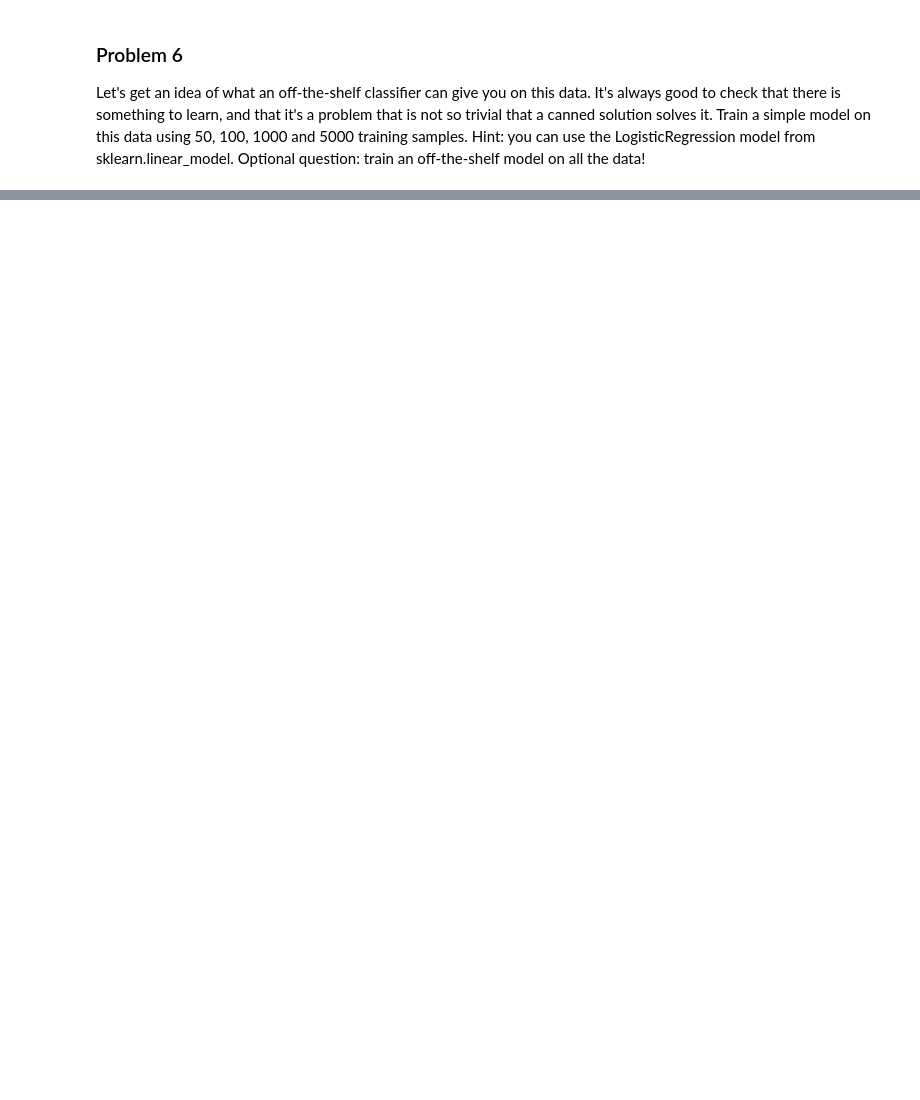
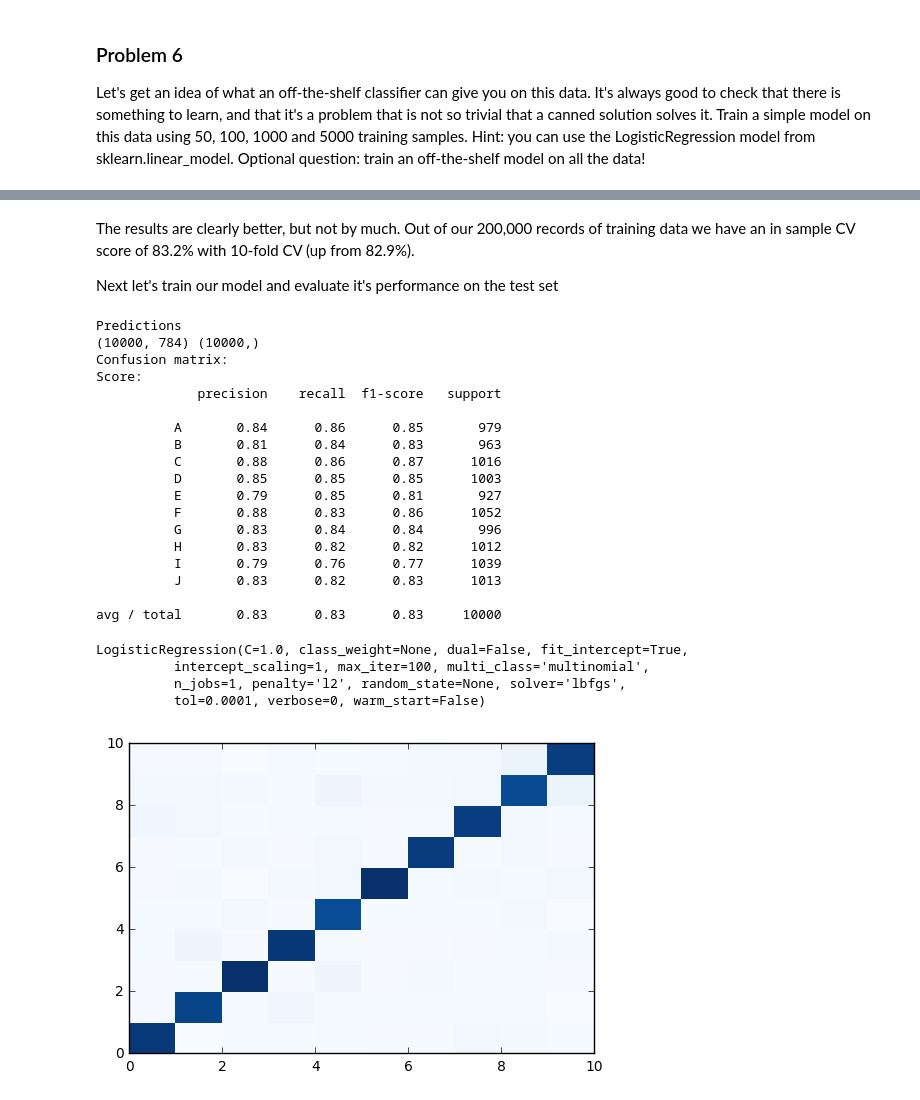
Before and after one commit to jfalkson/deep_learning_udacity, a Jupyter notebook: assigment_1.ipynb, the cells around one changed output, grey strips where cells are left out. Drawn from its saved outputs; the diff is of its cells as text; code cells hidden in the pictures; blank space fills up the shorter version.

```diff
--- a/assigment_1.ipynb
+++ b/assigment_1.ipynb
@@ -389,11 +410,26 @@ from sklearn.metrics import confusion_matrix, precision_recall_fscore_support, c
 # %%
-print ("Predictions")
-labels = [chr(k) for k in range(ord("A"), ord("J")+1)]
-n_val = 10000
-X_val, y_val = valid_dataset[:n_val].reshape(-1, valid_dataset.shape[1]*train_dataset.shape[2]), valid_labels[:n_val]
-print (X_val.shape, y_val.shape)
-y_pred = model.predict(X_val)
-print ("Confusion matrix: ")
-plt.pcolor(confusion_matrix(y_pred, y_val), cmap="Blues")
-print ("Score: ")
-print(classification_report(y_pred, y_val, target_names=labels))
+# Create function that automatically generates the desired report
+import math
+n_train = len(train_dataset)
+n_val = len(valid_dataset)
+
+def build_training_set(pct_training_data_to_use):
+    X_train, y_train = train_dataset[:math.floor(pct_training_data_to_use*n_train)].reshape(-1, train_dataset.shape[1]*train_dataset.shape[2]), train_labels[:math.floor(pct_training_data_to_use*n_train)]
+    return X_train, y_train
+
+def gen_and_train_model(pct_training_data_to_use, pct_valid_set_to_use=None,print_summary=False):
+    X_train, y_train = build_training_set(pct_training_data_to_use)
+    model = LogisticRegression(multi_class="multinomial", solver="lbfgs")
+    model.fit(X_train, y_train)
+    if print_summary and pct_valid_set_to_use:
+        # Use this validation set for hyper-parameter tuning
+        print ("Predictions")
+        labels = [chr(k) for k in range(ord("A"), ord("J")+1)]
+        X_val, y_val = valid_dataset[:math.floor(pct_valid_set_to_use*n_val)].reshape(-1, valid_dataset.shape[1]*valid_dataset.shape[2]), valid_labels[:math.floor(pct_valid_set_to_use*n_val)]
+        print (X_val.shape, y_val.shape)
+        y_pred = model.predict(X_val)
+        print ("Confusion matrix: ")
+        plt.pcolor(confusion_matrix(y_pred, y_val), cmap="Blues")
+        print ("Score: ")
+        print(classification_report(y_pred, y_val, target_names=labels))
+    return model
@@ -419,0 +496,30 @@ avg / total       0.83      0.83      0.83     10000
+# %% [markdown]
+The results are clearly better, but not by much. Out of our 200,000 records of training data we have an in sample CV score of 83.2% with 10-fold CV (up from 82.9%).
+
+Next let's train our model and evaluate it's performance on the test set
+# %%
+gen_and_train_model(1,1,print_summary=True)
+# %% [output]
+Predictions
+(10000, 784) (10000,)
+Confusion matrix:
+Score:
+             precision    recall  f1-score   support
+
+          A       0.84      0.86      0.85       979
+          B       0.81      0.84      0.83       963
+          C       0.88      0.86      0.87      1016
+          D       0.85      0.85      0.85      1003
+          E       0.79      0.85      0.81       927
+          F       0.88      0.83      0.86      1052
+          G       0.83      0.84      0.84       996
+          H       0.83      0.82      0.82      1012
+          I       0.79      0.76      0.77      1039
+          J       0.83      0.82      0.83      1013
+
+avg / total       0.83      0.83      0.83     10000
+LogisticRegression(C=1.0, class_weight=None, dual=False, fit_intercept=True,
+          intercept_scaling=1, max_iter=100, multi_class='multinomial',
+          n_jobs=1, penalty='l2', random_state=None, solver='lbfgs',
+          tol=0.0001, verbose=0, warm_start=False)
+[figure, added]
```
Also changed, not shown: parts of 17 cells of this notebook.
